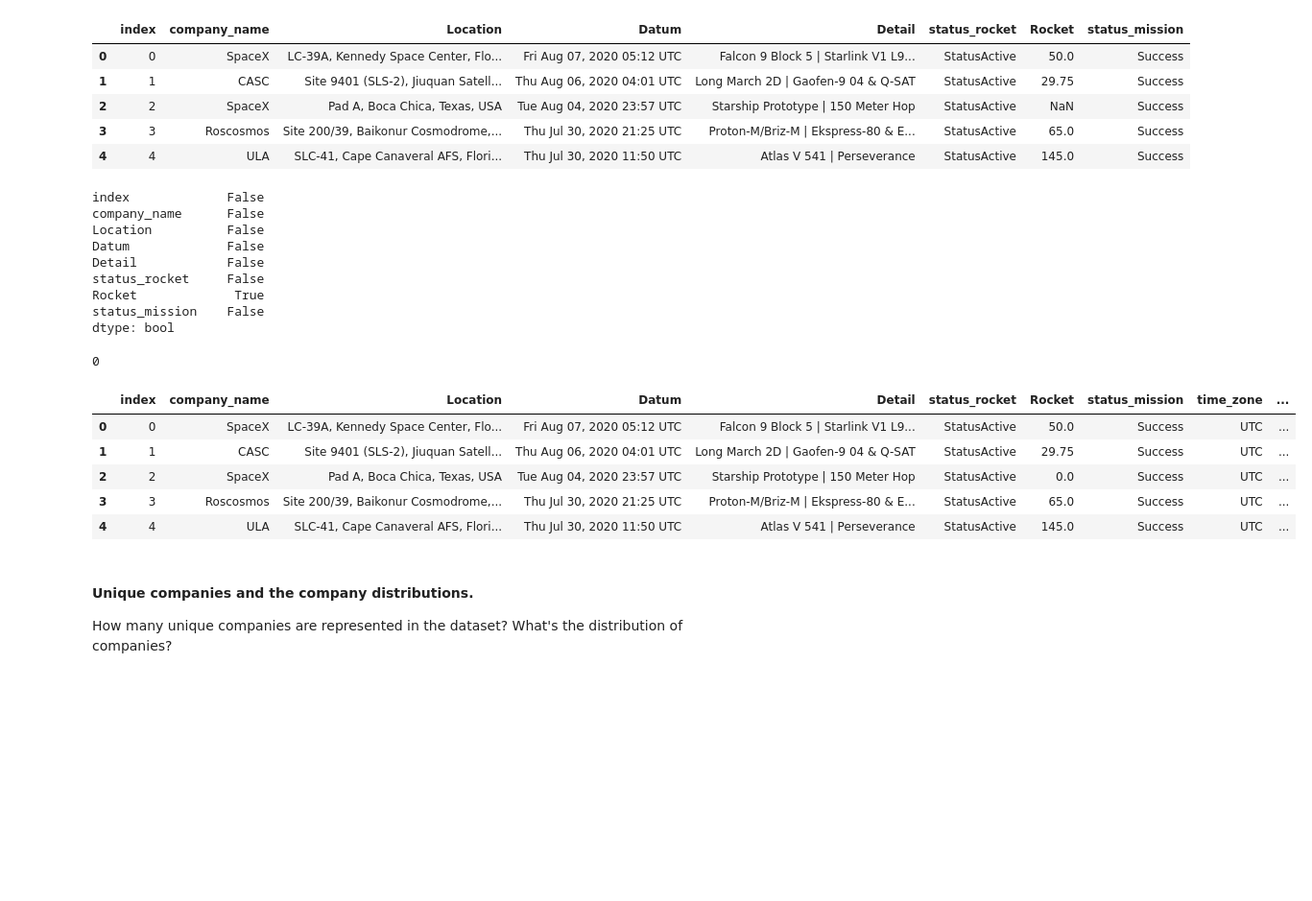
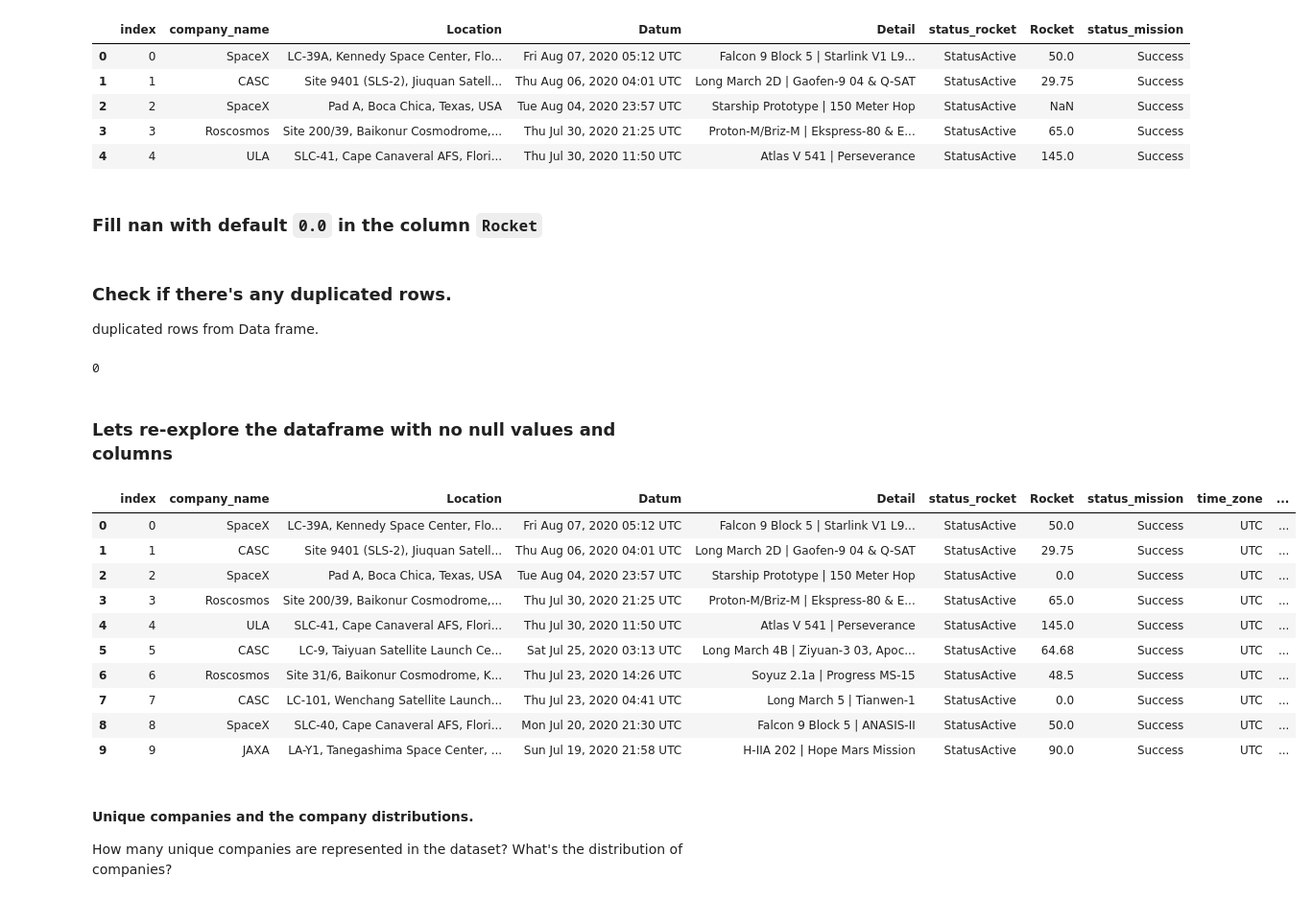
Before and after one commit to harish8/all-space-missions-from-1957, a Jupyter notebook: space_missions_eda.ipynb, the cells around one changed output. Shown at 96% size. Drawn from its saved outputs; the diff is of its cells as text; code cells hidden in the pictures; blank space fills up the shorter version.

```diff
--- a/space_missions_eda.ipynb
+++ b/space_missions_eda.ipynb
@@ -97,30 +131,27 @@ space_missions_df.head()
 | 2 | 2 | SpaceX | Pad A, Boca Chica, Texas, USA | Tue Aug 04, 2020 23:57 UTC | Starship Prototype | 150 Meter Hop | StatusActive | NaN | Success |
 | 3 | 3 | Roscosmos | Site 200/39, Baikonur Cosmodrome,... | Thu Jul 30, 2020 21:25 UTC | Proton-M/Briz-M | Ekspress-80 & E... | StatusActive | 65.0 | Success |
 | 4 | 4 | ULA | SLC-41, Cape Canaveral AFS, Flori... | Thu Jul 30, 2020 11:50 UTC | Atlas V 541 | Perseverance | StatusActive | 145.0 | Success |
-# %%
-# check if there any null or nan columns.
-space_missions_df.isna().any()
-# %% [output]
-index             False
-company_name      False
-Location          False
-Datum             False
-Detail            False
-status_rocket     False
-Rocket             True
-status_mission    False
-dtype: bool
 # %%
 # |exporti
 
-# fill nan with default 0.0 in the column Rocket
+st.markdown(f' ### Fill nan with default `0.0` in the column `Rocket`')
 space_missions_df['Rocket'].fillna(0.0, inplace=True)
+# %% [output]
+ ### Fill nan with default `0.0` in the column `Rocket`
 # %%
 # |exporti
 
-# check for duplicated rows from Data frame.
-space_missions_df.duplicated().sum()
+st.markdown('''
+### Check if there's any duplicated rows.
+
+duplicated rows from Data frame.
+''')
+st.write(space_missions_df.duplicated().sum())
 # %% [output]
+
+### Check if there's any duplicated rows.
+
+duplicated rows from Data frame.
 0
 # %%
 # |exporti
@@ -138,15 +169,24 @@ space_missions_df['date_um'] = pd.to_datetime(space_missions_df['date_um'], form
 #create new columns date and time and stores the values in it.
 space_missions_df['date']  = space_missions_df['date_um'].dt.date
 space_missions_df['time']  = space_missions_df['date_um'].dt.time
-# %%
-space_missions_df.head()
-# %% [output]
-|  | index | company_name | Location | Datum | Detail | status_rocket | Rocket | status_mission | time_zone | ... |
-| 0 | 0 | SpaceX | LC-39A, Kennedy Space Center, Flo... | Fri Aug 07, 2020 05:12 UTC | Falcon 9 Block 5 | Starlink V1 L9... | StatusActive | 50.0 | Success | UTC | ... |
-| 1 | 1 | CASC | Site 9401 (SLS-2), Jiuquan Satell... | Thu Aug 06, 2020 04:01 UTC | Long March 2D | Gaofen-9 04 & Q-SAT | StatusActive | 29.75 | Success | UTC | ... |
-| 2 | 2 | SpaceX | Pad A, Boca Chica, Texas, USA | Tue Aug 04, 2020 23:57 UTC | Starship Prototype | 150 Meter Hop | StatusActive | 0.0 | Success | UTC | ... |
-| 3 | 3 | Roscosmos | Site 200/39, Baikonur Cosmodrome,... | Thu Jul 30, 2020 21:25 UTC | Proton-M/Briz-M | Ekspress-80 & E... | StatusActive | 65.0 | Success | UTC | ... |
-| 4 | 4 | ULA | SLC-41, Cape Canaveral AFS, Flori... | Thu Jul 30, 2020 11:50 UTC | Atlas V 541 | Perseverance | StatusActive | 145.0 | Success | UTC | ... |
+# %%
+# |exporti
+
+st.markdown(f' ### Lets re-explore the dataframe with no null values and columns ')
+st.dataframe(space_missions_df.head(10))
+# %% [output]
+ ### Lets re-explore the dataframe with no null values and columns
+|  | index | company_name | Location | Datum | Detail | status_rocket | Rocket | status_mission | time_zone | ... |
+| 0 | 0 | SpaceX | LC-39A, Kennedy Space Center, Flo... | Fri Aug 07, 2020 05:12 UTC | Falcon 9 Block 5 | Starlink V1 L9... | StatusActive | 50.0 | Success | UTC | ... |
+| 1 | 1 | CASC | Site 9401 (SLS-2), Jiuquan Satell... | Thu Aug 06, 2020 04:01 UTC | Long March 2D | Gaofen-9 04 & Q-SAT | StatusActive | 29.75 | Success | UTC | ... |
+| 2 | 2 | SpaceX | Pad A, Boca Chica, Texas, USA | Tue Aug 04, 2020 23:57 UTC | Starship Prototype | 150 Meter Hop | StatusActive | 0.0 | Success | UTC | ... |
+| 3 | 3 | Roscosmos | Site 200/39, Baikonur Cosmodrome,... | Thu Jul 30, 2020 21:25 UTC | Proton-M/Briz-M | Ekspress-80 & E... | StatusActive | 65.0 | Success | UTC | ... |
+| 4 | 4 | ULA | SLC-41, Cape Canaveral AFS, Flori... | Thu Jul 30, 2020 11:50 UTC | Atlas V 541 | Perseverance | StatusActive | 145.0 | Success | UTC | ... |
+| 5 | 5 | CASC | LC-9, Taiyuan Satellite Launch Ce... | Sat Jul 25, 2020 03:13 UTC | Long March 4B | Ziyuan-3 03, Apoc... | StatusActive | 64.68 | Success | UTC | ... |
+| 6 | 6 | Roscosmos | Site 31/6, Baikonur Cosmodrome, K... | Thu Jul 23, 2020 14:26 UTC | Soyuz 2.1a | Progress MS-15 | StatusActive | 48.5 | Success | UTC | ... |
+| 7 | 7 | CASC | LC-101, Wenchang Satellite Launch... | Thu Jul 23, 2020 04:41 UTC | Long March 5 | Tianwen-1 | StatusActive | 0.0 | Success | UTC | ... |
+| 8 | 8 | SpaceX | SLC-40, Cape Canaveral AFS, Flori... | Mon Jul 20, 2020 21:30 UTC | Falcon 9 Block 5 | ANASIS-II | StatusActive | 50.0 | Success | UTC | ... |
+| 9 | 9 | JAXA | LA-Y1, Tanegashima Space Center, ... | Sun Jul 19, 2020 21:58 UTC | H-IIA 202 | Hope Mars Mission | StatusActive | 90.0 | Success | UTC | ... |
 # %% [markdown]
 #### Unique companies and the company distributions.
 
```
Also changed, not shown: parts of 22 cells of this notebook, 1 other file.
